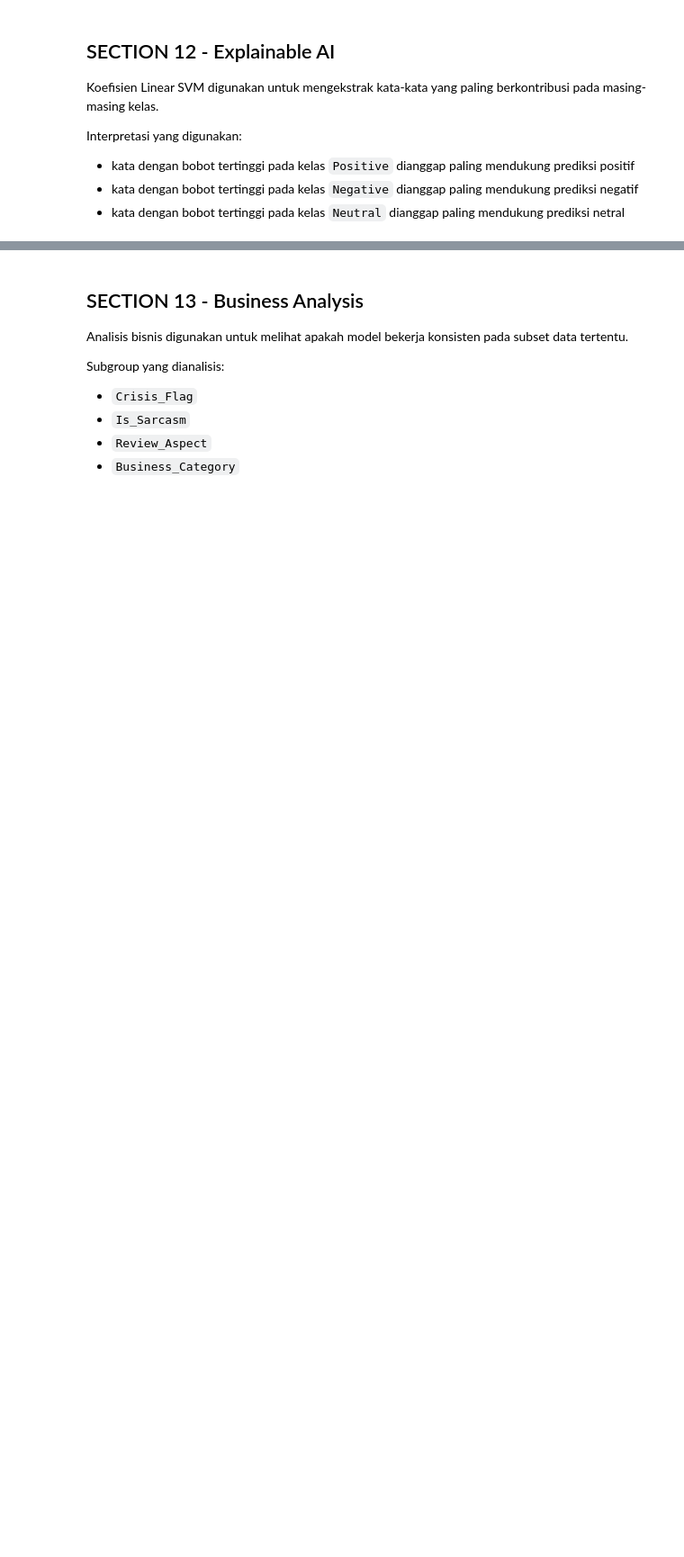
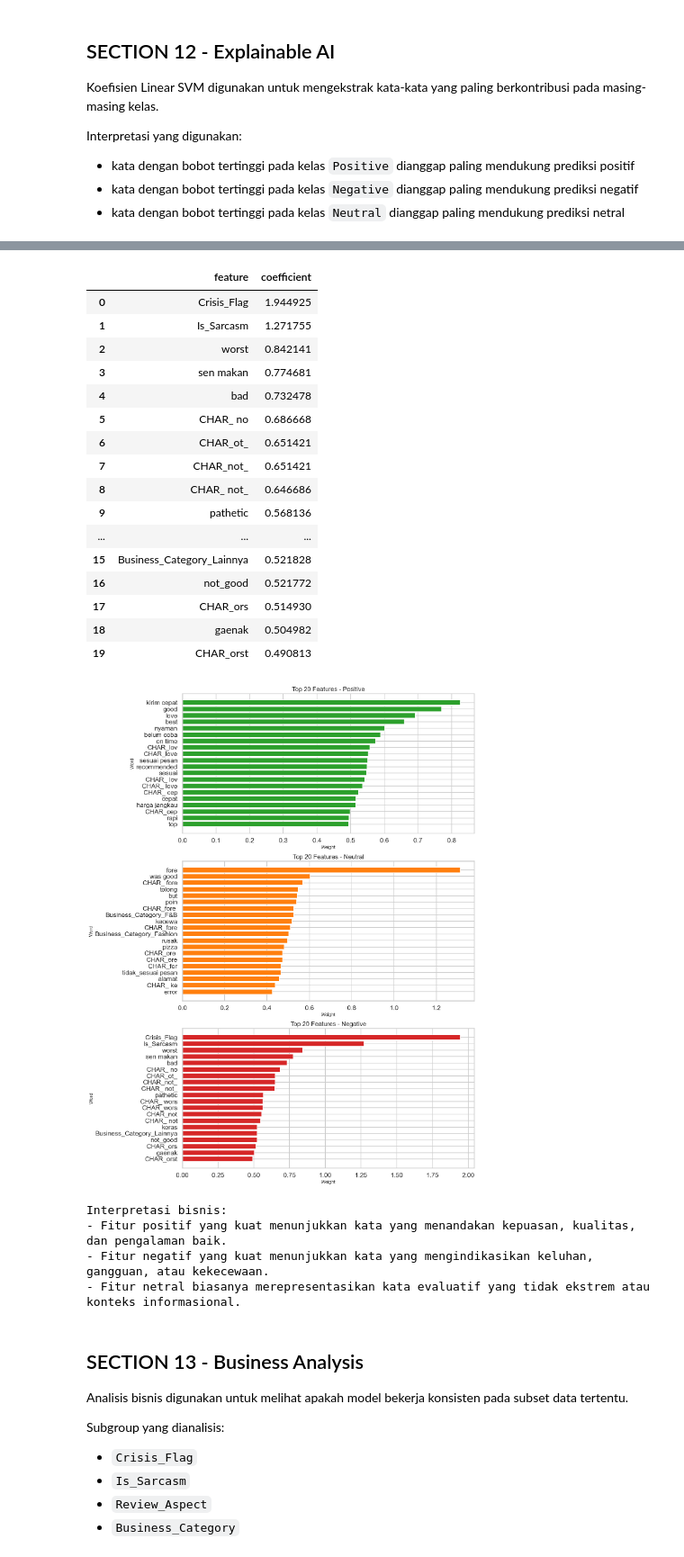
Before and after one commit to Gepx/sigap-ai, a Jupyter notebook: ai/sigap_ai_linear_svm_baseline_sigap_ai.ipynb, the cells around one changed output, grey strips where cells are left out. Shown at 90% size. Cells and saved outputs as stored; diff of their text form; code cells hidden in the pictures; blank space fills up the shorter version.

```diff
--- a/ai/sigap_ai_linear_svm_baseline_sigap_ai.ipynb
+++ b/ai/sigap_ai_linear_svm_baseline_sigap_ai.ipynb
@@ -285,18 +527,15 @@ print(BEST_TFIDF_PARAMS)
 Baseline model dibangun menggunakan konfigurasi TF-IDF terbaik dari Section 5 dan `LinearSVC()` default.
 Evaluasi dilakukan pada validation set untuk mendapatkan baseline yang kredibel sebelum tuning.
 # %%
-baseline_svm = build_pipeline(BEST_TFIDF_PARAMS)
-baseline_svm.fit(X_train, train_y)
+baseline_svm = LinearSVC(
+    random_state=42
+)
 
-val_pred_baseline = baseline_svm.predict(X_val)
+baseline_svm.fit(
+    X_train_final,
+    train_y
+)
 
-baseline_validation_metrics = pd.DataFrame([{
-    'split': 'validation',
-    'accuracy': accuracy_score(val_y, val_pred_baseline),
-    'precision_macro': precision_score(val_y, val_pred_baseline, average='macro', zero_division=0),
-    'recall_macro': recall_score(val_y, val_pred_baseline, average='macro', zero_division=0),
-    'f1_macro': f1_score(val_y, val_pred_baseline, average='macro', zero_division=0),
-}])
-display(baseline_validation_metrics)
-
-print(classification_report(val_y, val_pred_baseline, target_names=label_encoder.classes_, digits=4, zero_division=0))
+val_pred_baseline = baseline_svm.predict(
+    X_val_final
+)
@@ -612,13 +852,29 @@ Interpretasi yang digunakan:
 - kata dengan bobot tertinggi pada kelas `Negative` dianggap paling mendukung prediksi negatif
 - kata dengan bobot tertinggi pada kelas `Neutral` dianggap paling mendukung prediksi netral
 # %%
-feature_names = np.array(final_vectorizer.get_feature_names_out())
-coef = final_classifier.coef_
+word_features = word_tfidf.get_feature_names_out()
+
+char_features = [
+    f"CHAR_{x}"
+    for x in char_tfidf.get_feature_names_out()
+]
+
+feature_names = np.concatenate([
+    word_features,
+    char_features,
+    ohe.get_feature_names_out(categorical_features),
+    np.array([
+        "Crisis_Flag",
+        "Is_Sarcasm"
+    ])
+])
+
+coef = best_model.coef_
 class_names = list(label_encoder.classes_)
 
 def resolve_class_index(class_name):
     encoded_value = label_mapping[class_name]
-    return np.where(final_classifier.classes_ == encoded_value)[0][0]
+    return np.where(best_model.classes_ == encoded_value)[0][0]
 
 explainable_tables = {}
 for class_name in ['Positive', 'Neutral', 'Negative']:
@@ -648,3 +904,4 @@ print('Interpretasi bisnis:')
 print('- Fitur positif yang kuat menunjukkan kata yang menandakan kepuasan, kualitas, dan pengalaman baik.')
 print('- Fitur negatif yang kuat menunjukkan kata yang mengindikasikan keluhan, gangguan, atau kekecewaan.')
 print('- Fitur netral biasanya merepresentasikan kata evaluatif yang tidak ekstrem atau konteks informasional.')
+# %% [output]
@@ -651,3 +945,25 @@ print('- Fitur netral biasanya merepresentasikan kata evaluatif yang tidak ekstr
+|  | feature | coefficient |
+| 0 | Crisis_Flag | 1.944925 |
+| 1 | Is_Sarcasm | 1.271755 |
+| 2 | worst | 0.842141 |
+| 3 | sen makan | 0.774681 |
+| 4 | bad | 0.732478 |
+| 5 | CHAR_ no | 0.686668 |
+| 6 | CHAR_ot_ | 0.651421 |
+| 7 | CHAR_not_ | 0.651421 |
+| 8 | CHAR_ not_ | 0.646686 |
+| 9 | pathetic | 0.568136 |
+| ... | ... | ... |
+| 15 | Business_Category_Lainnya | 0.521828 |
+| 16 | not_good | 0.521772 |
+| 17 | CHAR_ors | 0.514930 |
+| 18 | gaenak | 0.504982 |
+| 19 | CHAR_orst | 0.490813 |
+[figure, added]
+Interpretasi bisnis:
+- Fitur positif yang kuat menunjukkan kata yang menandakan kepuasan, kualitas, dan pengalaman baik.
+- Fitur negatif yang kuat menunjukkan kata yang mengindikasikan keluhan, gangguan, atau kekecewaan.
+- Fitur netral biasanya merepresentasikan kata evaluatif yang tidak ekstrem atau konteks informasional.
 # %% [markdown]
 ## SECTION 13 - Business Analysis
 
```
Also changed, not shown: parts of 31 cells of this notebook, 20 other files.
